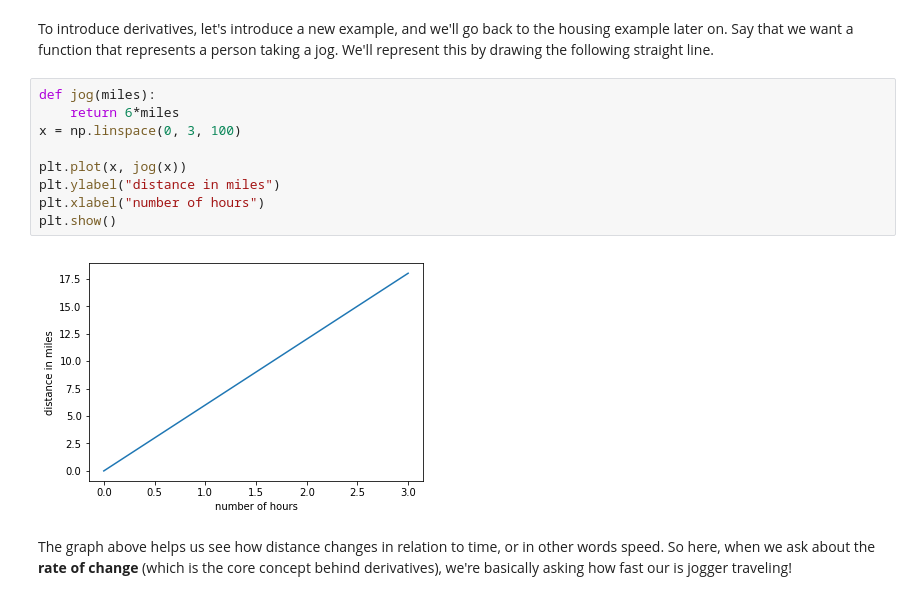
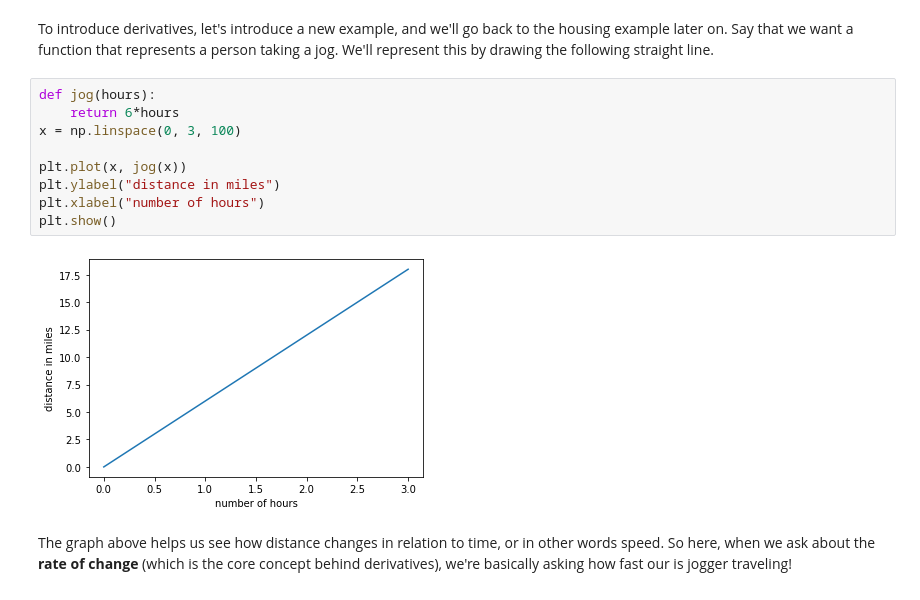
Before and after one commit to learn-co-curriculum/dsc-derivatives-intro, a Jupyter notebook: index.ipynb, the cells around one changed output. Drawn from its saved outputs; the diff is of its cells as text.

```diff
--- a/index.ipynb
+++ b/index.ipynb
@@ -53,16 +52,16 @@ In this lesson, we'll introduce the concept of **derivatives**. Derivatives are
 # %% [markdown]
 To introduce derivatives, let's introduce a new example, and we'll go back to the housing example later on. Say that we want a function that represents a person taking a jog. We'll represent this by drawing the following straight line.
 # %%
-def jog(miles):
-    return 6*miles
+def jog(hours):
+    return 6*hours
 x = np.linspace(0, 3, 100)
 
 plt.plot(x, jog(x))
 plt.ylabel("distance in miles")
 plt.xlabel("number of hours")
 plt.show()
 # %% [output]
-[figure, old version]
+[figure, new version]
 # %% [markdown]
 The graph above helps us see how distance changes in relation to time, or in other words speed.  So here, when we ask about the **rate of change** (which is the core concept behind derivatives), we're basically asking how fast our is jogger traveling!
 # %% [markdown]
```
Also changed, not shown: parts of 5 cells of this notebook, 7 other files.
